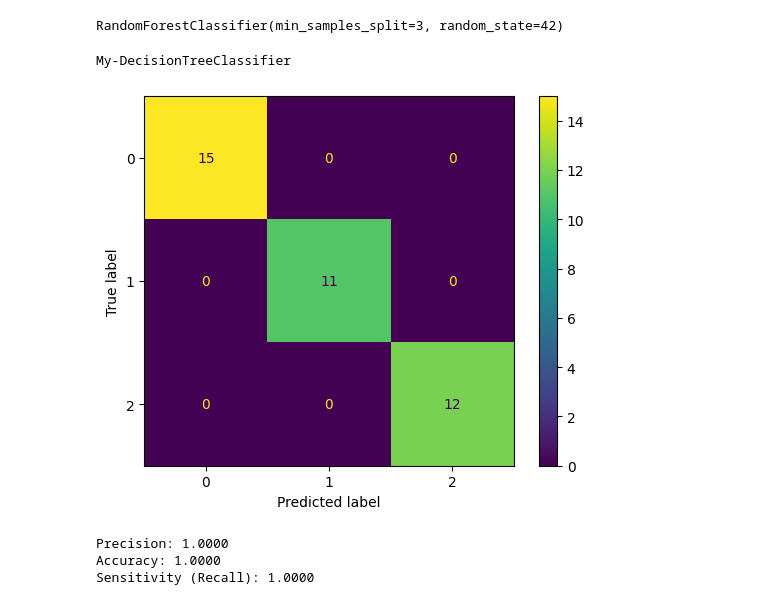
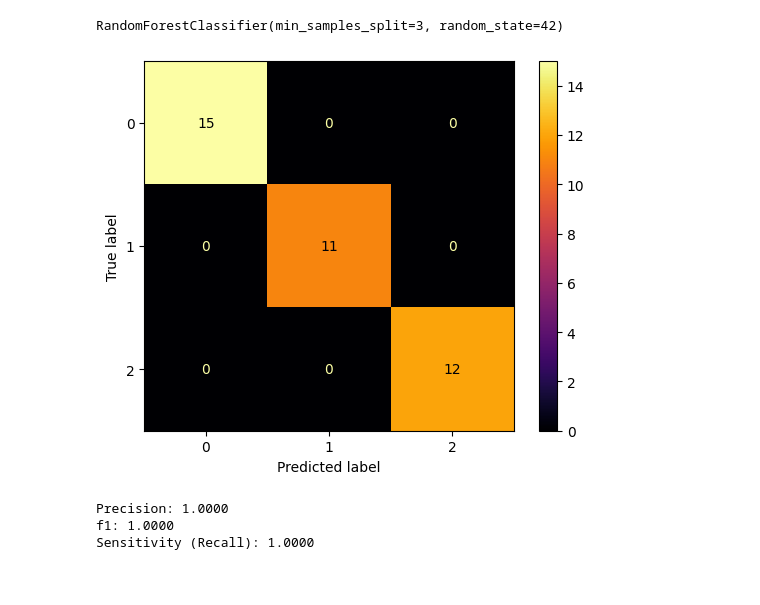
Before and after one commit to tohidnoori/Decision-tree-and-random-forest-ml-python, a Jupyter notebook: random-forest/random-forest-iris.ipynb, the cells around one changed output. Cells and saved outputs as stored; diff of their text form; code cells hidden in the pictures.

```diff
--- a/random-forest/random-forest-iris.ipynb
+++ b/random-forest/random-forest-iris.ipynb
@@ -54,25 +54,23 @@ RandomForestClassifier(min_samples_split=3, random_state=42)
 # %%
 from sklearn.metrics import f1_score
 from matplotlib import pyplot as plt
 def plot_confusion_mat(ml_model,x_test1,y_test1):
     predictions = ml_model.predict(x_test1)
     cm = confusion_matrix(y_test, predictions)
     disp = ConfusionMatrixDisplay(confusion_matrix=cm)
-    disp.plot()
+    disp.plot( cmap='inferno')
     plt.show()
     # Calculate precision, accuracy, and sensitivity
     precision = precision_score(y_test1, predictions,average='micro')
     recall  = recall_score(y_test1, predictions,average='micro')
     f1  = f1_score(y_test1, predictions,average='micro')
 
     print(f'Precision: {precision:.4f}')
     print(f'f1: {f1:.4f}')
     print(f'Sensitivity (Recall): {recall:.4f}')
-print("My-DecisionTreeClassifier")
 plot_confusion_mat(clf,X_test,y_test)
 # %% [output]
+[figure, new version]
-My-DecisionTreeClassifier
+Precision: 1.0000
+f1: 1.0000
+Sensitivity (Recall): 1.0000
-[figure, old version]
-Precision: 1.0000
-Accuracy: 1.0000
-Sensitivity (Recall): 1.0000
```
Also changed, not shown: 2 other files.
